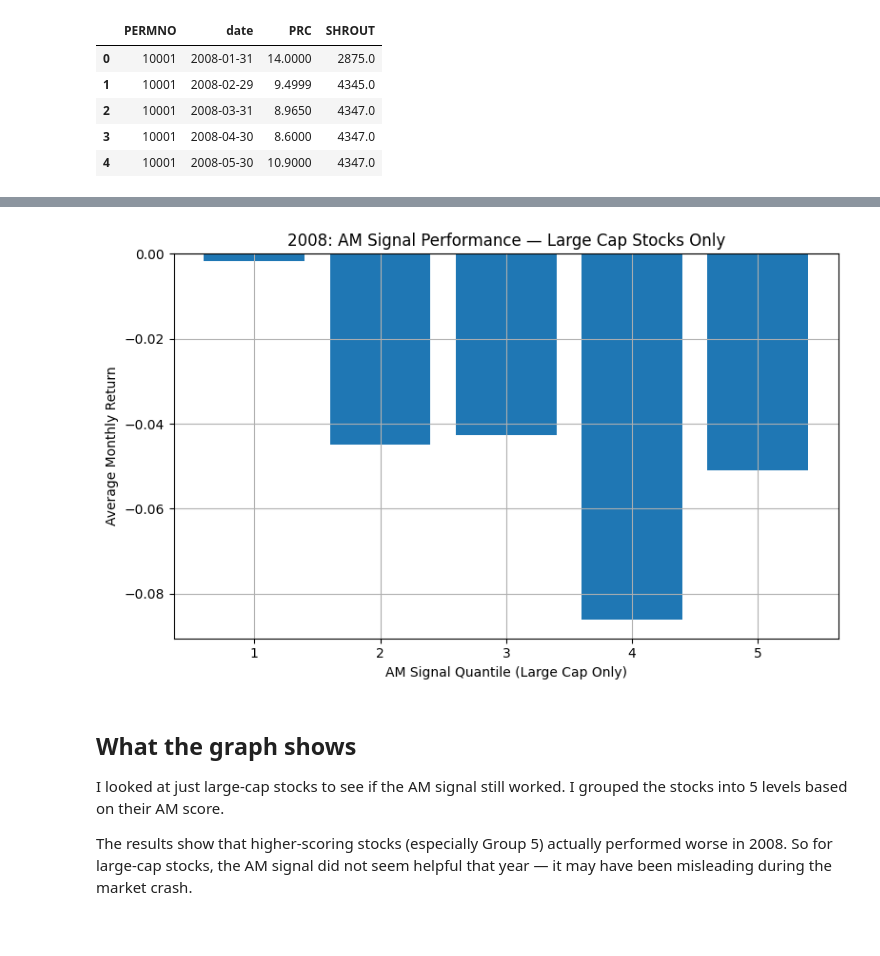
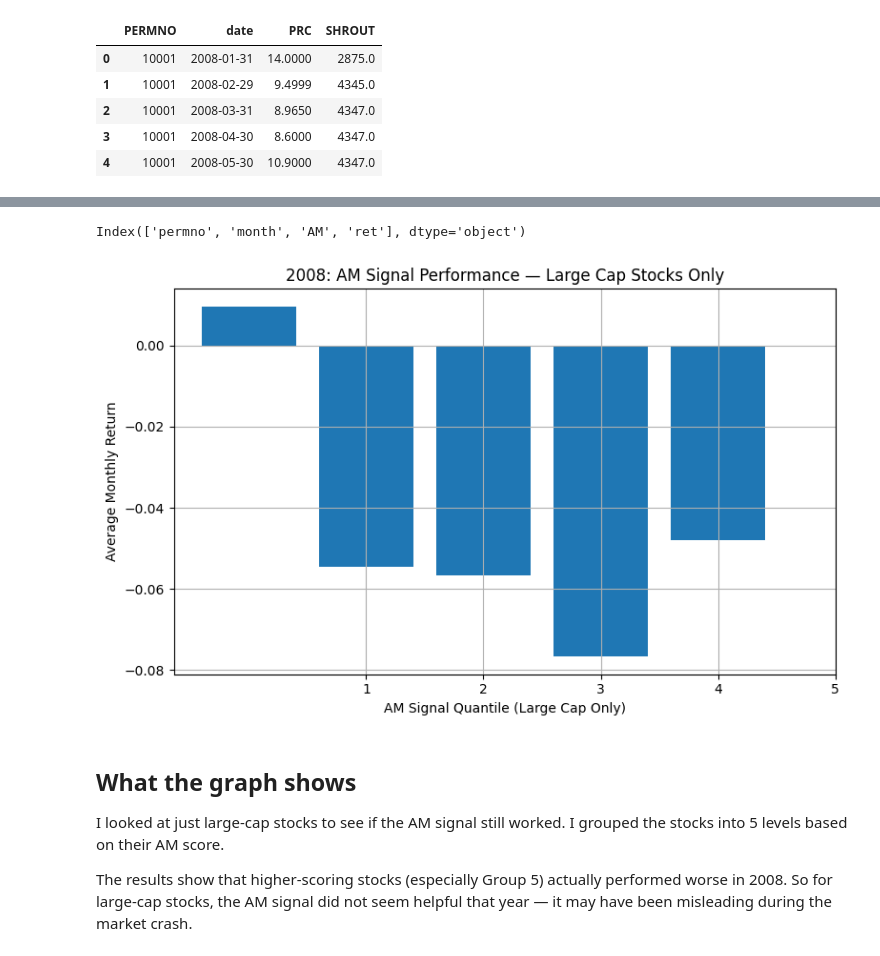
Before and after one commit to Mdevereaux/FinalProjectMiaDevereaux, a Jupyter notebook: FinalProject (1).ipynb, the cells around one changed output, grey strips where cells are left out. Saved outputs shown, nothing was run; the diff lists cells and outputs as text; code cells hidden in the pictures.

```diff
--- a/FinalProject (1).ipynb
+++ b/FinalProject (1).ipynb
@@ -332,20 +330,30 @@ dtype: object
 #'ret' to numeric and drop bad rows
 merged['ret'] = pd.to_numeric(merged['ret'], errors='coerce')
 merged = merged.dropna(subset=['ret'])
+# %%
+print(merged.columns)
+# %% [output]
+Index(['permno', 'month', 'AM', 'ret'], dtype='object')
+# %%
+# Create quantile bins for the 'AM' column
+merged['am_quantile'] = pd.qcut(merged['AM'], q=5, labels=False)
+
+# Group by the quantiles and calculate the average return for each group
+avg_returns = merged.groupby('am_quantile')['ret'].mean().reset_index()
 # %%
-avg_returns_large = merged.groupby('am_quantile')['ret'].mean().reset_index()
+avg_returns = merged.groupby('am_quantile')['ret'].mean().reset_index()
 # %%
 plt.figure(figsize=(8, 5))
-plt.bar(avg_returns_large['am_quantile'], avg_returns_large['ret'])
+plt.bar(avg_returns['am_quantile'], avg_returns['ret'])
 plt.xlabel("AM Signal Quantile (Large Cap Only)")
 plt.ylabel("Average Monthly Return")
 plt.title("2008: AM Signal Performance — Large Cap Stocks Only")
 plt.xticks([1, 2, 3, 4, 5])
 plt.grid(True)
 plt.tight_layout()
 plt.show()
 # %% [output]
-[figure, old version]
+[figure, new version]
 # %% [markdown]
 ## What the graph shows
 I looked at just large-cap stocks to see if the AM signal still worked. I grouped the stocks into 5 levels based on their AM score.
```
Also changed, not shown: parts of 4 cells of this notebook.
